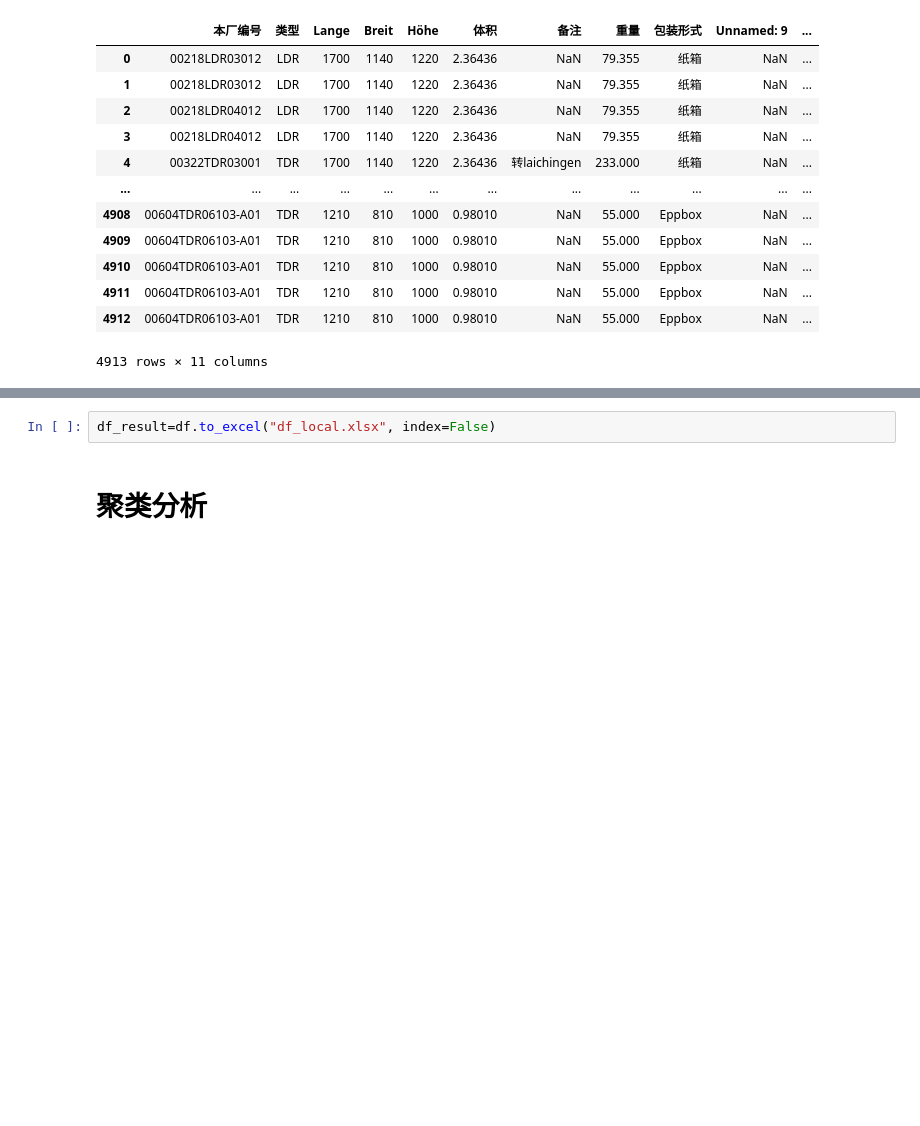
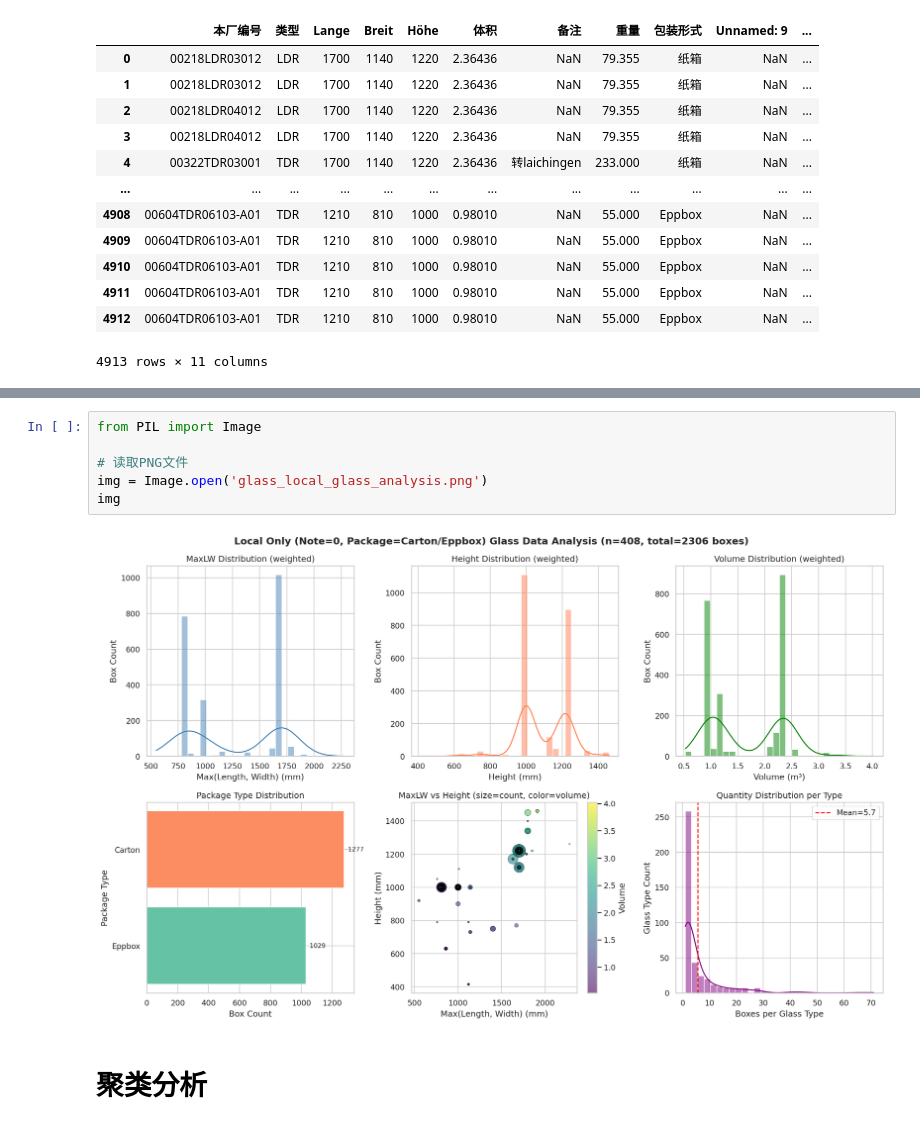
Before and after one commit to Tongwu18/fu-yao, a Jupyter notebook: Halle_4_RL y只考虑EPP和纸箱3种151版本（1种194）.ipynb, the cells around one changed output, grey strips where cells are left out. Saved outputs shown, nothing was run; the diff lists cells and outputs as text; blank space fills up the shorter version.

```diff
--- a/Halle_4_RL y只考虑EPP和纸箱3种151版本（1种194）.ipynb
+++ b/Halle_4_RL y只考虑EPP和纸箱3种151版本（1种194）.ipynb
@@ -436,5 +446,11 @@ Chart saved: glass_local_glass_analysis.png
-# %%
-df_result=df.to_excel("df_local.xlsx", index=False)
+# %%
+from PIL import Image
+
+# 读取PNG文件
+img = Image.open('glass_local_glass_analysis.png')
+img
+# %% [output]
+[figure, added]
 # %% [markdown]
 # 聚类分析
 # %%
```
Also changed, not shown: parts of 6 cells of this notebook.
